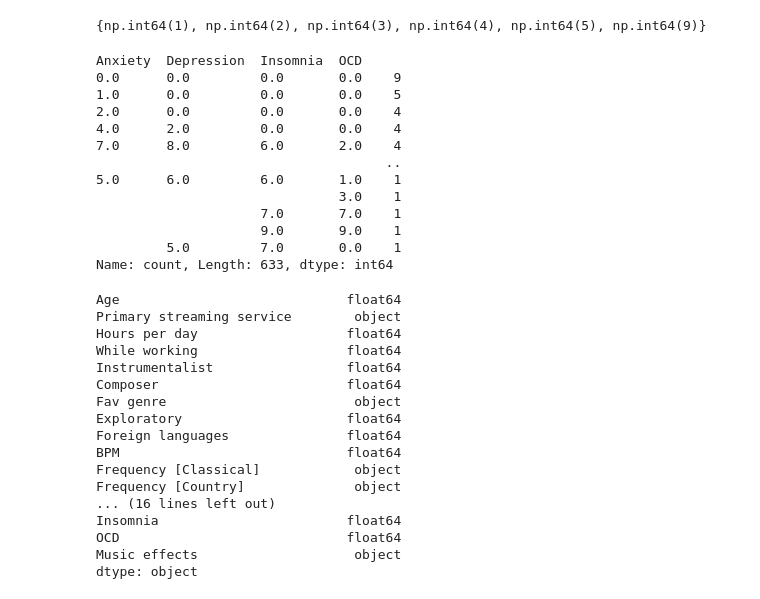
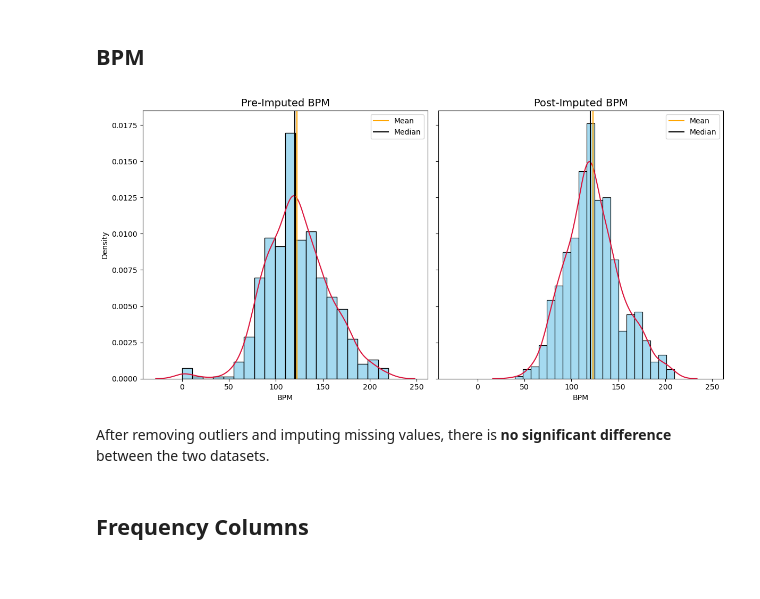
Before and after one commit to ajamkotc/music_mental_health_analysis, a Jupyter notebook: notebooks/0.10-aj-test-cleaning.ipynb, the cells around one changed output. Saved outputs shown, nothing was run; the diff lists cells and outputs as text; code cells hidden in the pictures.

```diff
--- a/notebooks/0.10-aj-test-cleaning.ipynb
+++ b/notebooks/0.10-aj-test-cleaning.ipynb
@@ -55,0 +152,5 @@ plt.show()
+# %%
+# Remove extreme outlier from raw BPM in order to not severly skew chart
+
+max_bpm = raw_df['BPM'].max()
+raw_df = raw_df[raw_df['BPM'] < 600]
@@ -235,40 +285,35 @@ set(raw_df['Fav genre'].unique())
-# %%
-set(df[illness].value_counts().unique())
-# %% [output]
-{np.int64(1), np.int64(2), np.int64(3), np.int64(4), np.int64(5), np.int64(9)}
-# %%
-df[illness].value_counts()
-# %% [output]
-Anxiety  Depression  Insomnia  OCD
-0.0      0.0         0.0       0.0    9
-1.0      0.0         0.0       0.0    5
-2.0      0.0         0.0       0.0    4
-4.0      2.0         0.0       0.0    4
-7.0      8.0         6.0       2.0    4
-                                     ..
-5.0      6.0         6.0       1.0    1
-                               3.0    1
-                     7.0       7.0    1
-                     9.0       9.0    1
-         5.0         7.0       0.0    1
-Name: count, Length: 633, dtype: int64
-# %%
-df.dtypes
-# %% [output]
-Age                             float64
-Primary streaming service        object
-Hours per day                   float64
-While working                   float64
-Instrumentalist                 float64
-Composer                        float64
-Fav genre                        object
-Exploratory                     float64
-Foreign languages               float64
-BPM                             float64
-Frequency [Classical]            object
-Frequency [Country]              object
-... (16 lines left out)
-Insomnia                        float64
-OCD                             float64
-Music effects                    object
-dtype: object
+# %% [markdown]
+## BPM
+# %%
+# Plot distributions of BPM pre and post imputation
+
+raw_dfute_bpm_mean = np.mean(raw_df['BPM'])
+raw_dfute_bpm_median = np.median(raw_df['BPM'])
+post_impute_bpm_mean = np.mean(df['BPM'])
+post_impute_bpm_median = np.median(df['BPM'])
+
+fig, ax = plt.subplots(nrows=1, ncols=2, sharey=True, sharex=True, figsize=(12, 6))
+
+ax[0].set_title('Pre-Imputed BPM', fontsize=14)
+sns.histplot(raw_df['BPM'], stat='density', ax=ax[0], color='skyblue', bins=20)
+sns.kdeplot(raw_df['BPM'], ax=ax[0], color='crimson')
+ax[0].axvline(raw_dfute_bpm_mean, color='orange', label='Mean')
+ax[0].axvline(raw_dfute_bpm_median, color='black', label='Median')
+ax[0].legend()
+
+ax[1].set_title('Post-Imputed BPM', fontsize=14)
+sns.histplot(df['BPM'], stat='density', color='skyblue', bins=20)
+sns.kdeplot(df['BPM'], color='crimson')
+ax[1].axvline(post_impute_bpm_mean, color='orange', label='Mean')
+ax[1].axvline(post_impute_bpm_median, color='black', label='Median')
+ax[1].legend()
+
+plt.tight_layout()
+plt.savefig(CLEANING_EVALUATIONS_DIR / 'bar_bpm_pre_post_cleaning.png', dpi=300, bbox_inches='tight')
+plt.show()
+# %% [output]
+[figure, added]
+# %% [markdown]
+After removing outliers and imputing missing values, there is **no significant difference** between the two datasets.
+# %% [markdown]
+## Frequency Columns
```
Also changed, not shown: parts of 52 cells of this notebook, 41 other files.
